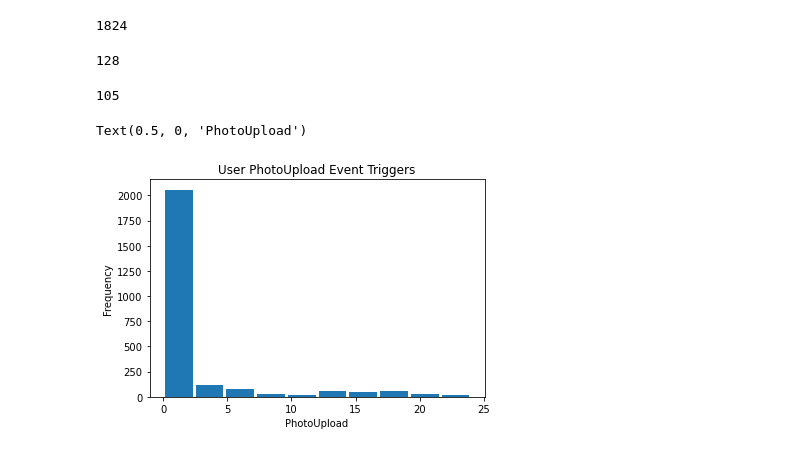
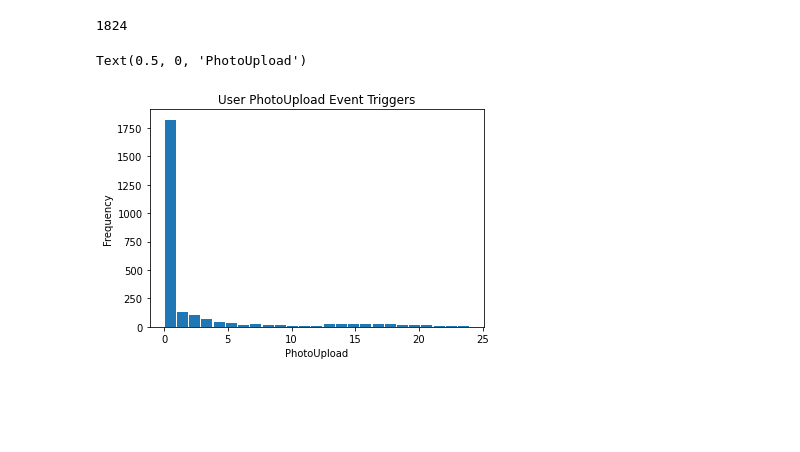
Before and after one commit to PatrickCmd/GuideBook-Data-Science, a Jupyter notebook: Guide Book Data Science Refactor.ipynb, the cells around one changed output. Drawn from its saved outputs; the diff is of its cells as text; code cells hidden in the pictures; blank space fills up the shorter version.

Commit message:
Explore and discuss photoupload event
- Performed exploratory analysis to get an overview
of how users interract with the photoupload event.

Signed-off-by: Walukagga Patrick <pwalukagga@gmail.com>

```diff
--- a/Guide Book Data Science Refactor.ipynb
+++ b/Guide Book Data Science Refactor.ipynb
@@ -298,18 +251,10 @@ dtype: int64
 df[df["PhotoUpload"] == 0]["PhotoUpload"].count()
 # %% [output]
 1824
-# %%
-df[df["PhotoUpload"] == 1]["PhotoUpload"].count()
-# %% [output]
-128
-# %%
-df[df["PhotoUpload"] == 2]["PhotoUpload"].count()
-# %% [output]
-105
 # %%
-df["PhotoUpload"].plot(kind="hist", rwidth=0.9, title="User PhotoUpload Event Triggers")
+df["PhotoUpload"].plot(kind="hist", bins=25, rwidth=0.9, title="User PhotoUpload Event Triggers")
 plt.xlabel("PhotoUpload")
 # %% [output]
 Text(0.5, 0, 'PhotoUpload')
-[figure, old version]
+[figure, new version]
 # %%
```
Also changed, not shown: parts of 26 cells of this notebook, 17 other files.
